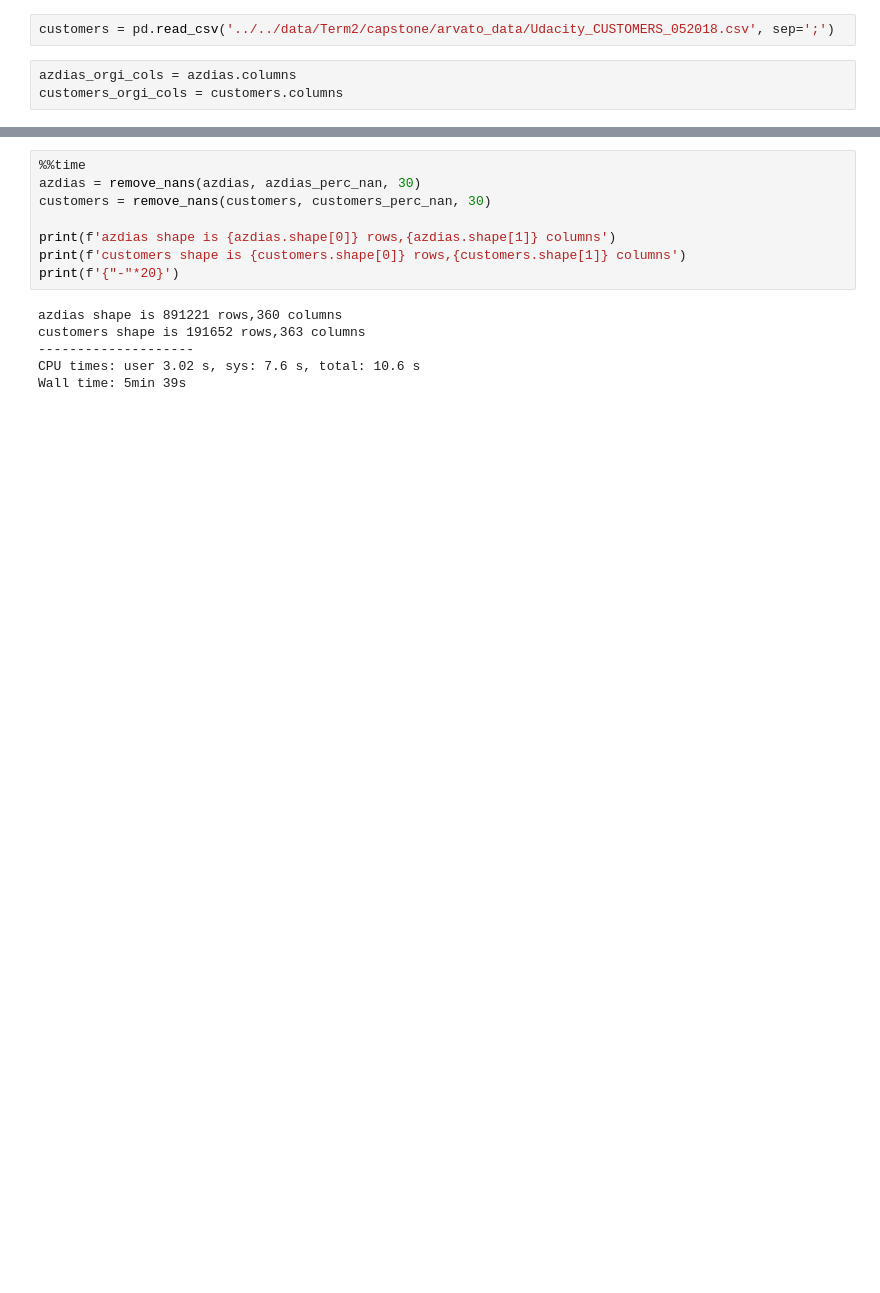
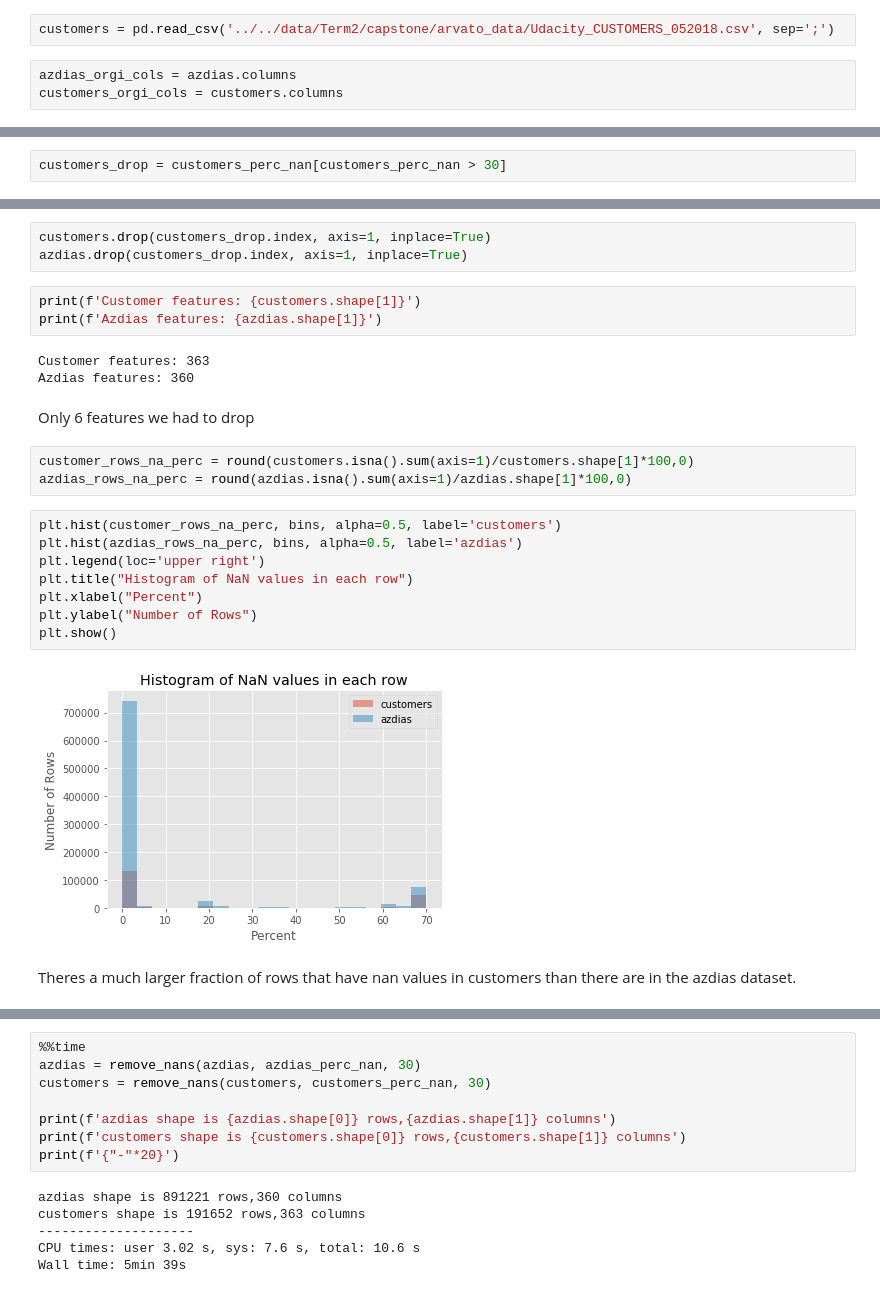
Before and after one commit to willacya/Bertelsmann-Arvato-Project, a Jupyter notebook: Arvato Project Workbook.ipynb, the cells around one changed output, grey strips where cells are left out. Cells and saved outputs as stored; diff of their text form; blank space fills up the shorter version.

```diff
--- a/Arvato Project Workbook.ipynb
+++ b/Arvato Project Workbook.ipynb
@@ -133,0 +128,2 @@ def remove_nans(df, perc_nan_values, perc):
+# %%
+customers_drop = customers_perc_nan[customers_perc_nan > 30]
@@ -133,0 +152,26 @@ def remove_nans(df, perc_nan_values, perc):
+# %%
+customers.drop(customers_drop.index, axis=1, inplace=True)
+azdias.drop(customers_drop.index, axis=1, inplace=True)
+# %%
+print(f'Customer features: {customers.shape[1]}')
+print(f'Azdias features: {azdias.shape[1]}')
+# %% [output]
+Customer features: 363
+Azdias features: 360
+# %% [markdown]
+Only 6 features we had to drop
+# %%
+customer_rows_na_perc = round(customers.isna().sum(axis=1)/customers.shape[1]*100,0)
+azdias_rows_na_perc = round(azdias.isna().sum(axis=1)/azdias.shape[1]*100,0)
+# %%
+plt.hist(customer_rows_na_perc, bins, alpha=0.5, label='customers')
+plt.hist(azdias_rows_na_perc, bins, alpha=0.5, label='azdias')
+plt.legend(loc='upper right')
+plt.title("Histogram of NaN values in each row")
+plt.xlabel("Percent")
+plt.ylabel("Number of Rows")
+plt.show()
+# %% [output]
+[figure, added]
+# %% [markdown]
+Theres a much larger fraction of rows that have nan values in customers than there are in the azdias dataset.
```
Also changed, not shown: parts of 24 cells of this notebook, 2 other files.
